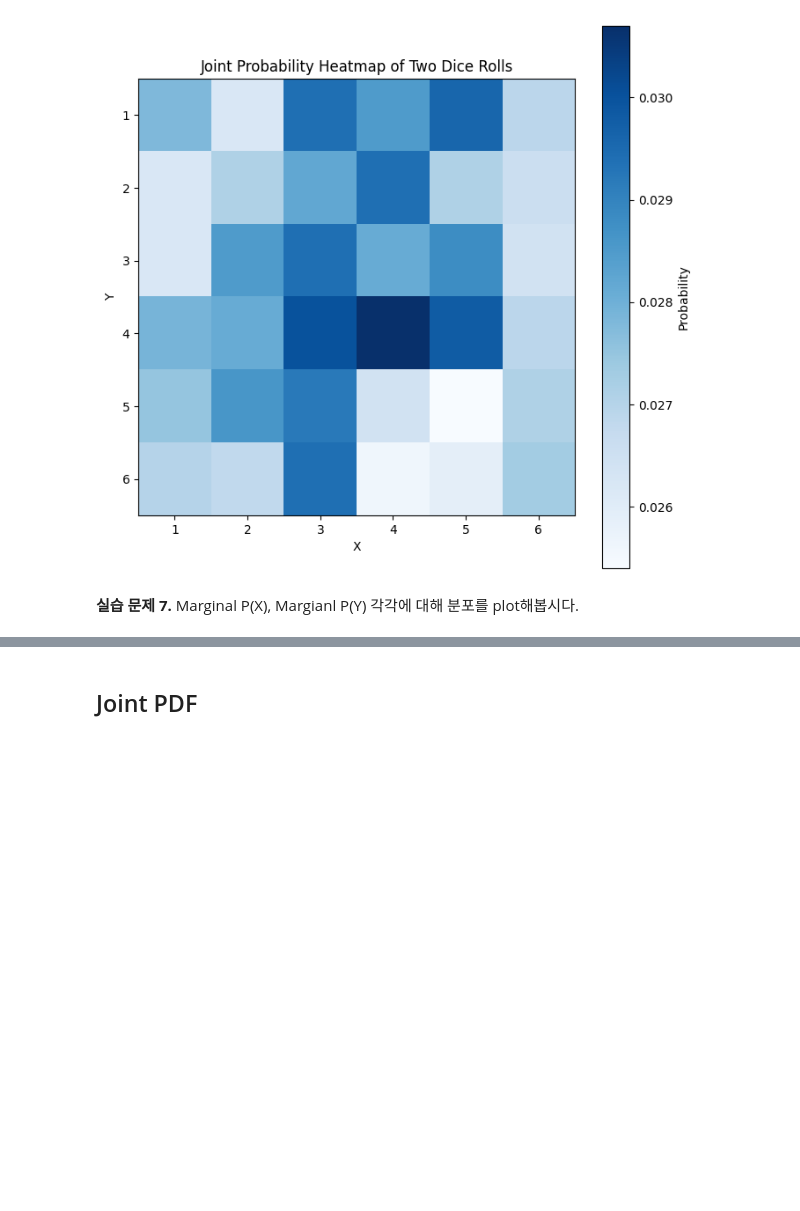
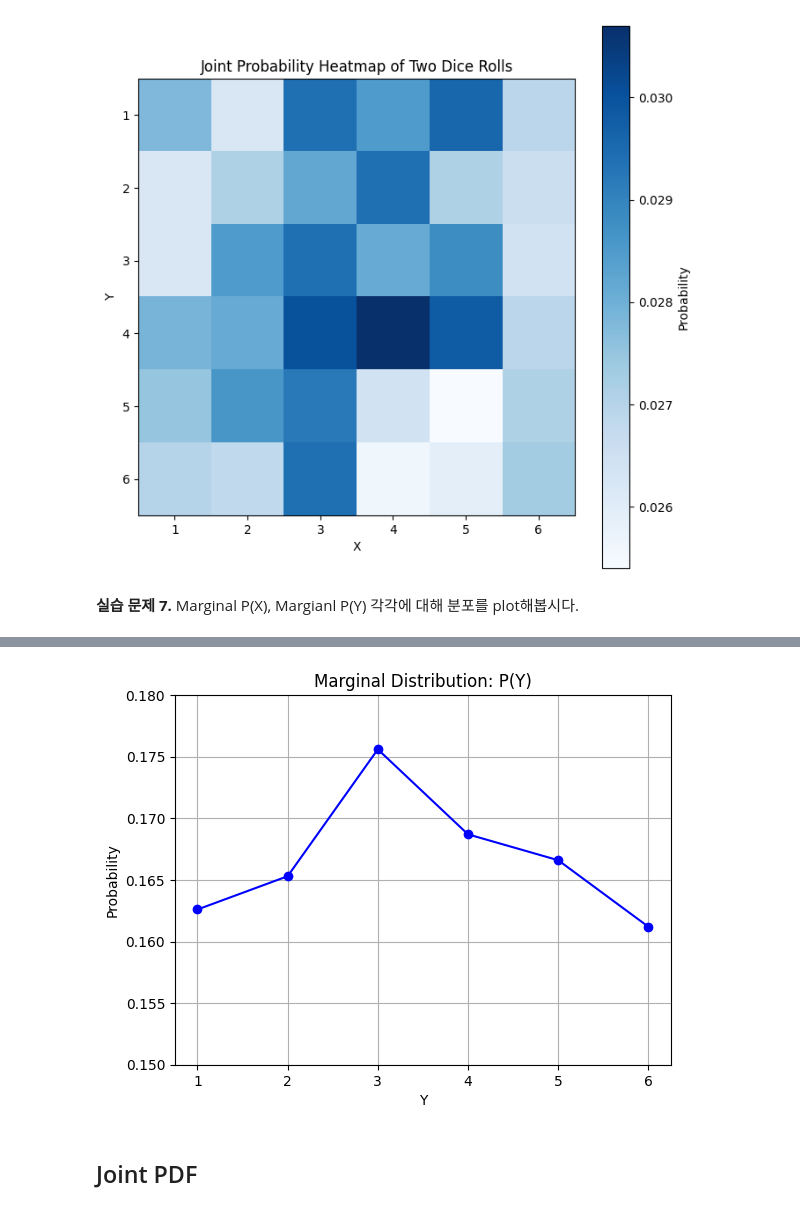
Before and after one commit to 201524495/201524495, a Jupyter notebook: Practice_1_250707_lecture.ipynb, the cells around one changed output, grey strips where cells are left out. Drawn from its saved outputs; the diff is of its cells as text; code cells hidden in the pictures; blank space fills up the shorter version.

```diff
--- a/Practice_1_250707_lecture.ipynb
+++ b/Practice_1_250707_lecture.ipynb
@@ -608,11 +616,8 @@ Marginal P(X): [0.1684 0.1646 0.1674 0.1734 0.1642 0.162 ]
 Margianl P(Y)를 구해봅시다.
 # %%
 # TODO: code
-# Y의 주변분포는 joint pmf에서 x를 모두 합하면 됩니다.
-marginal_Y = {y: sum([joint_pmf[(x, y)] for x in range(1,7)]) for y in range(1,7)}
-print("Marginal P(Y):", marginal_Y)
 
 # with numpy
-marg_Y = joint.sum(axis=1)
+marg_Y = joint.sum(axis=0)
 print("Marginal P(Y):", marg_Y)
 # %% [output]
@@ -647,3 +662,20 @@ Marginal P(X), Margianl P(Y) 각각에 대해 분포를 plot해봅시다.
+# %%
+# TODO: code
+# bar plot; 다른 plot도 좋습니다!
+# Marginal P(Y)
+
+import matplotlib.pyplot as plt
+
+# Marginal P(Y) 단일 plot
+plt.plot(range(1,7), marg_Y, marker='o', linestyle='-', color='b')
+plt.title("Marginal Distribution: P(Y)")
+plt.xlabel("Y")
+plt.ylabel("Probability")
+plt.ylim(0.15, 0.18 )
+plt.grid(True)
+plt.show()
+# %% [output]
+[figure, added]
 # %% [markdown]
 ## Joint PDF
 # %% [markdown]
```
Also changed, not shown: parts of 5 cells of this notebook.
